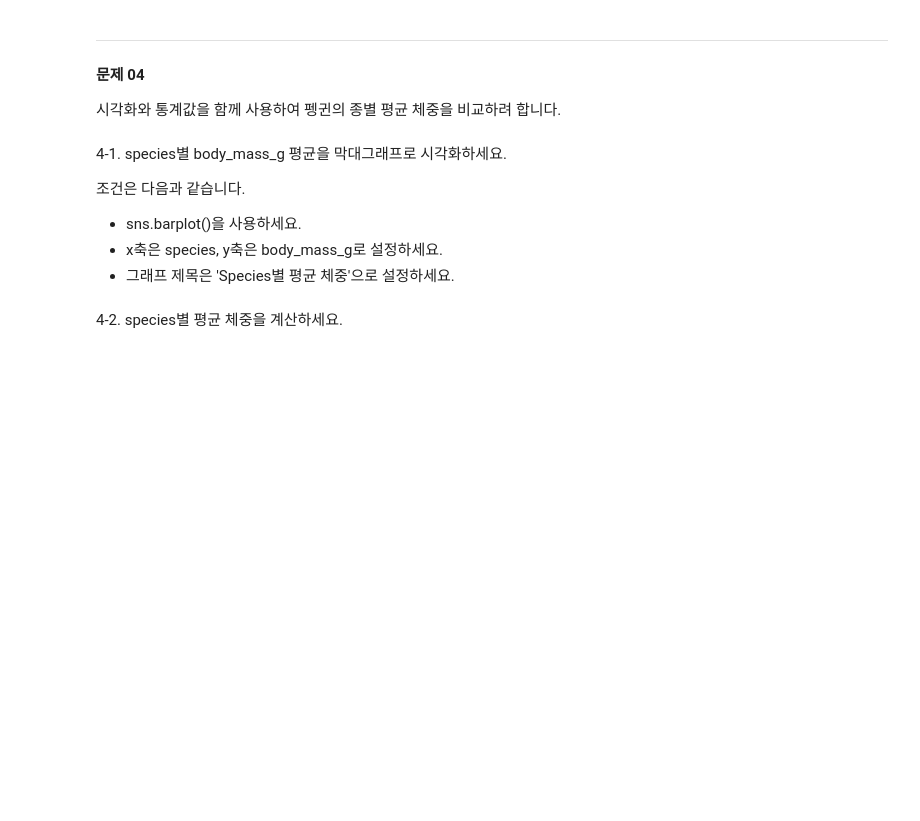
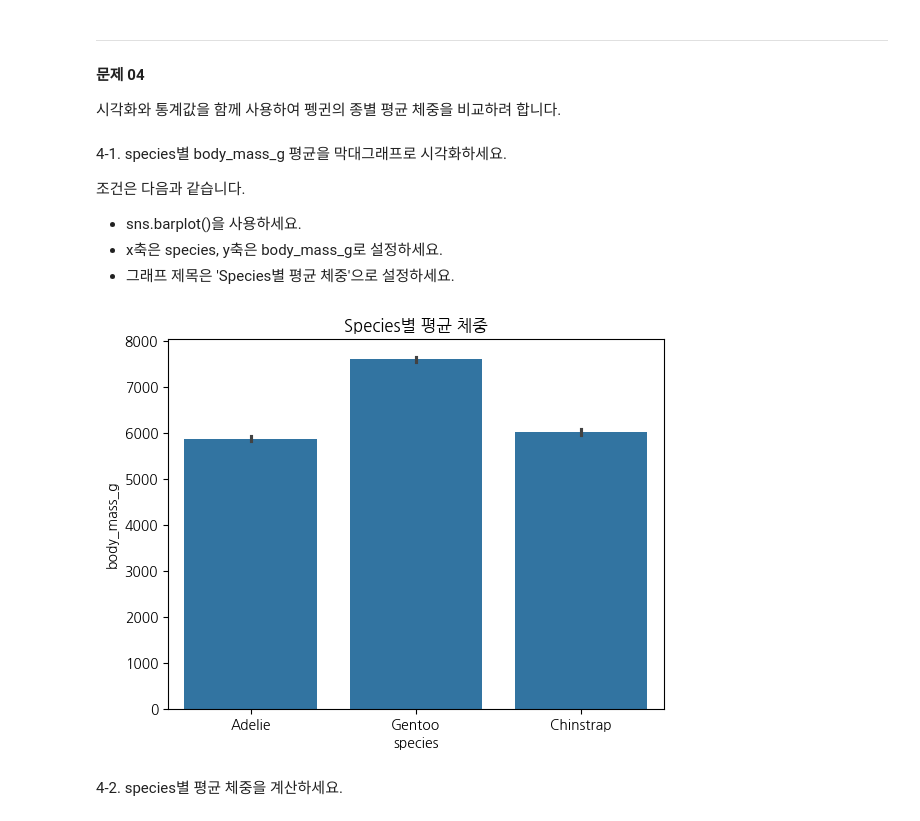
Before and after one commit to TaeGaori/fastapi_2026, a Jupyter notebook: penguin_body_mass/AICE_모의고사15회_문제지.ipynb, the cells around one changed output. Cells and saved outputs as stored; diff of their text form; code cells hidden in the pictures; blank space fills up the shorter version.

```diff
--- a/penguin_body_mass/AICE_모의고사15회_문제지.ipynb
+++ b/penguin_body_mass/AICE_모의고사15회_문제지.ipynb
@@ -134,3 +132,12 @@ dtype: int64
+# %%
+# 답안
+sns.barplot(data=penguin_df, x='species', y='body_mass_g')
+plt.xlabel('species')
+plt.ylabel('body_mass_g')
+plt.title('Species별 평균 체중')
+plt.show()
+# %% [output]
+[figure, added]
 # %% [markdown]
 4-2. species별 평균 체중을 계산하세요.
 # %%
```
Also changed, not shown: parts of 2 cells of this notebook, 42 other files.
